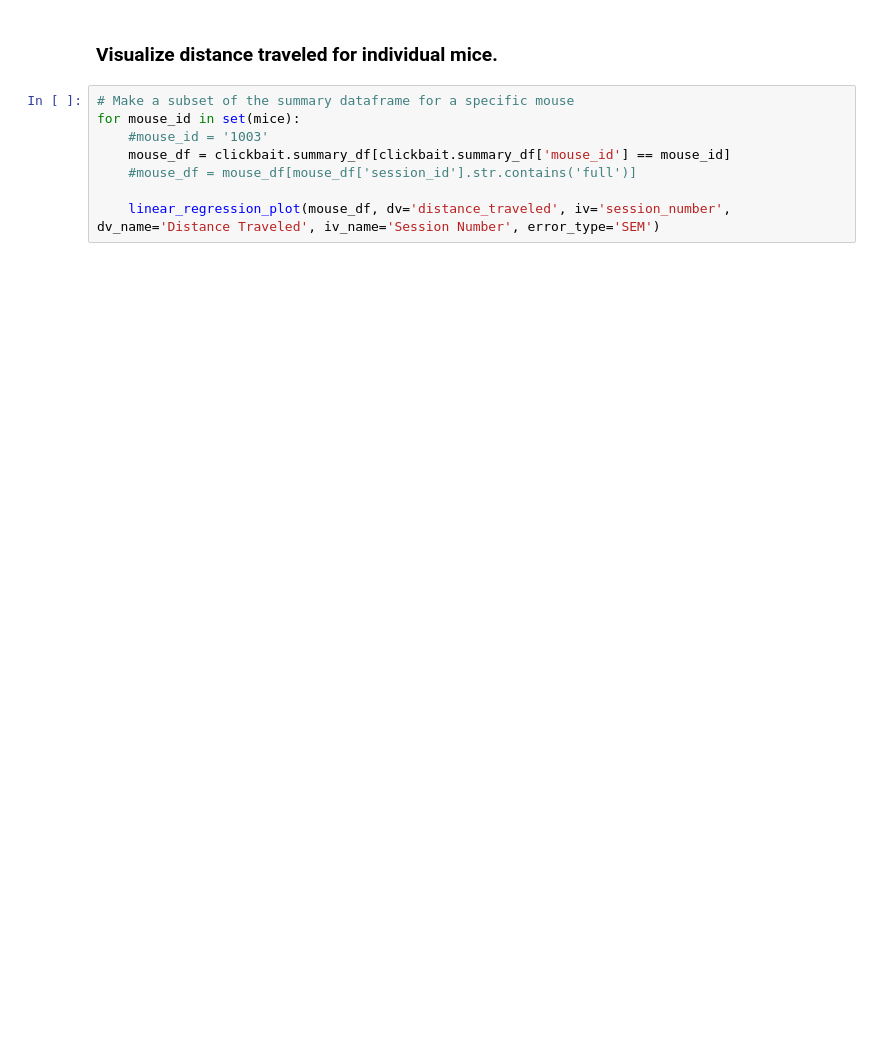
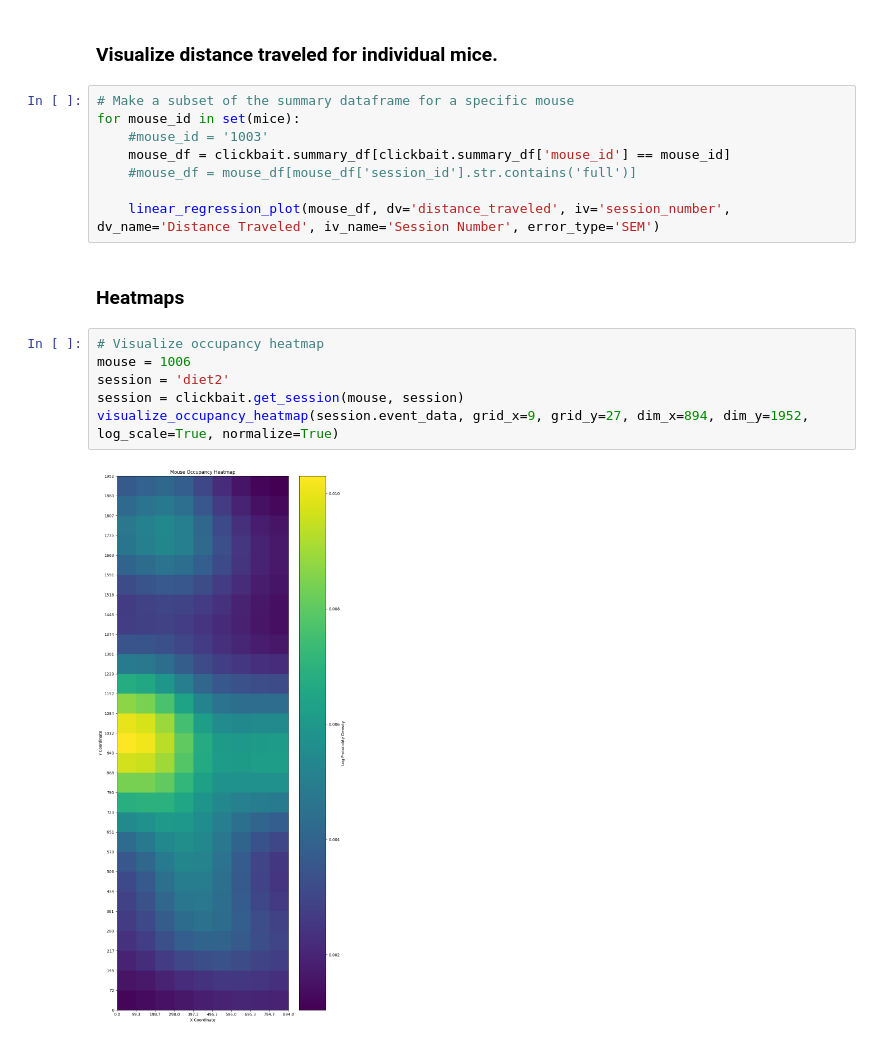
Before and after one commit to nghess/clickbait-analyze, a Jupyter notebook: build_clickbait_dataset.ipynb, the cells around one changed output. Cells and saved outputs as stored; diff of their text form; blank space fills up the shorter version.

Commit message:
data explorer

```diff
--- a/build_clickbait_dataset.ipynb
+++ b/build_clickbait_dataset.ipynb
@@ -123,3 +100,13 @@ for mouse_id in set(mice):
     #mouse_df = mouse_df[mouse_df['session_id'].str.contains('full')]
 
     linear_regression_plot(mouse_df, dv='distance_traveled', iv='session_number', dv_name='Distance Traveled', iv_name='Session Number', error_type='SEM')
+# %% [markdown]
+### Heatmaps
+# %%
+# Visualize occupancy heatmap
+mouse = 1006
+session = 'diet2'
+session = clickbait.get_session(mouse, session)
+visualize_occupancy_heatmap(session.event_data, grid_x=9, grid_y=27, dim_x=894, dim_y=1952, log_scale=True, normalize=True)
+# %% [output]
+[figure, added]
```
Also changed, not shown: parts of 3 cells of this notebook, 2 other files.
